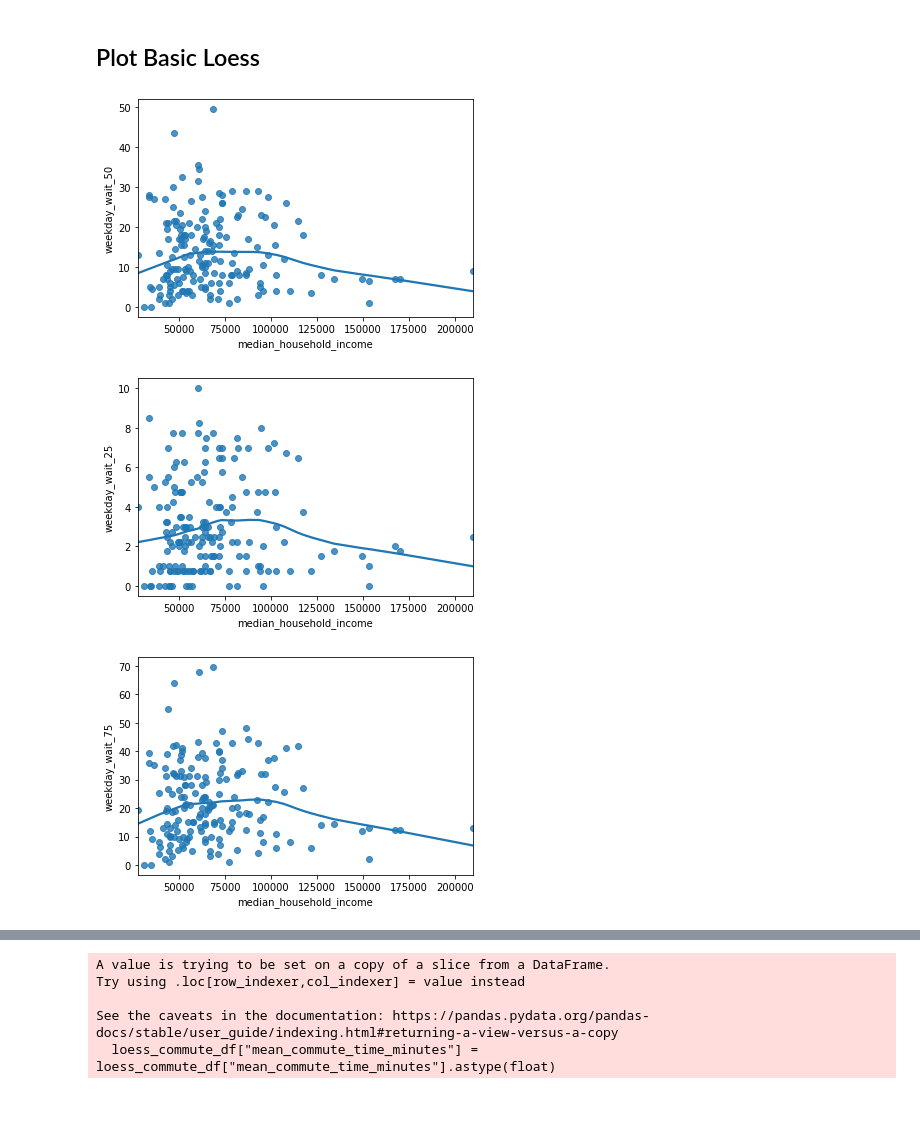
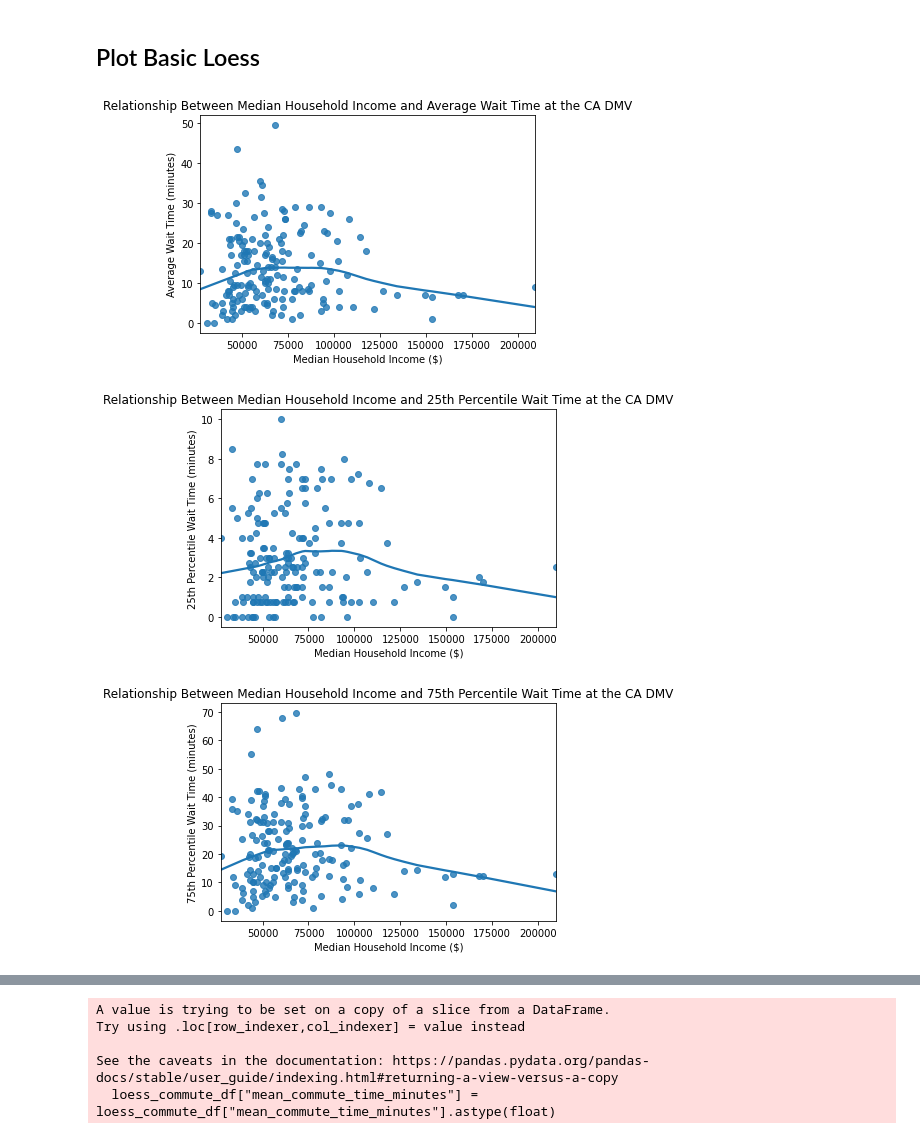
Before and after one commit to soodoku/wait, a Jupyter notebook: scripts/Sociodem.ipynb, the cells around one changed output, grey strips where cells are left out. Drawn from its saved outputs; the diff is of its cells as text; code cells hidden in the pictures; blank space fills up the shorter version.

Commit message:
save all plots as images.

```diff
--- a/scripts/Sociodem.ipynb
+++ b/scripts/Sociodem.ipynb
@@ -309,34 +309,56 @@ Name: weekday_wait_50, Length: 175, dtype: float64
 # %%
 # Plot Loess
 import numpy as np
 import seaborn as sns
 
 # median household income and average weekday wait
 loess_median_income_df = combined_df[["weekday_wait_50", "median_household_income"]]
 loess_median_income_df = loess_median_income_df[loess_median_income_df['median_household_income'].notna()] # make sure median household income is non NaN
 loess_median_income_df["median_household_income"] = loess_median_income_df["median_household_income"].astype(int)
-sns.regplot(x="median_household_income", y="weekday_wait_50", data=loess_median_income_df,
+
+ax = sns.regplot(x="median_household_income", y="weekday_wait_50", data=loess_median_income_df,
            lowess=True);
+
+ax.set_xlabel("Median Household Income ($)")
+ax.set_ylabel("Average Wait Time (minutes)")
+ax.set_title("Relationship Between Median Household Income and Average Wait Time at the CA DMV")
+
+figure = ax.get_figure()
+figure.savefig('../images/loess_median_household_income_dmv_average_wait.png')
 # %% [output]
-[figure, old version]
+[figure, new version]
 # %%
 # median household income and average short weekday wait
 loess_median_income_df = combined_df[["weekday_wait_25", "median_household_income"]]
 loess_median_income_df = loess_median_income_df[loess_median_income_df['median_household_income'].notna()] # make sure median household income is non NaN
 loess_median_income_df["median_household_income"] = loess_median_income_df["median_household_income"].astype(int)
-sns.regplot(x="median_household_income", y="weekday_wait_25", data=loess_median_income_df,
+ax = sns.regplot(x="median_household_income", y="weekday_wait_25", data=loess_median_income_df,
            lowess=True);
+
+ax.set_xlabel("Median Household Income ($)")
+ax.set_ylabel("25th Percentile Wait Time (minutes)")
+ax.set_title("Relationship Between Median Household Income and 25th Percentile Wait Time at the CA DMV")
+
+figure = ax.get_figure()
+figure.savefig('../images/loess_median_household_income_dmv_25_percentile_wait.png')
 # %% [output]
-[figure, old version]
+[figure, new version]
 # %%
 # median household income and average long weekday wait
 loess_median_income_df = combined_df[["weekday_wait_75", "median_household_income"]]
 loess_median_income_df = loess_median_income_df[loess_median_income_df['median_household_income'].notna()] # make sure median household income is non NaN
 loess_median_income_df["median_household_income"] = loess_median_income_df["median_household_income"].astype(int)
-sns.regplot(x="median_household_income", y="weekday_wait_75", data=loess_median_income_df,
+ax = sns.regplot(x="median_household_income", y="weekday_wait_75", data=loess_median_income_df,
            lowess=True);
+
+ax.set_xlabel("Median Household Income ($)")
+ax.set_ylabel("75th Percentile Wait Time (minutes)")
+ax.set_title("Relationship Between Median Household Income and 75th Percentile Wait Time at the CA DMV")
+
+figure = ax.get_figure()
+figure.savefig('../images/loess_median_household_income_dmv_75_percentile_wait.png')
 # %% [output]
-[figure, old version]
+[figure, new version]
 # %%
 # % White and average weekday wait
 loess_p_white_df = combined_df[["weekday_wait_50", "p_pop_white"]]
```
Also changed, not shown: parts of 4 cells of this notebook, 20 other files.
